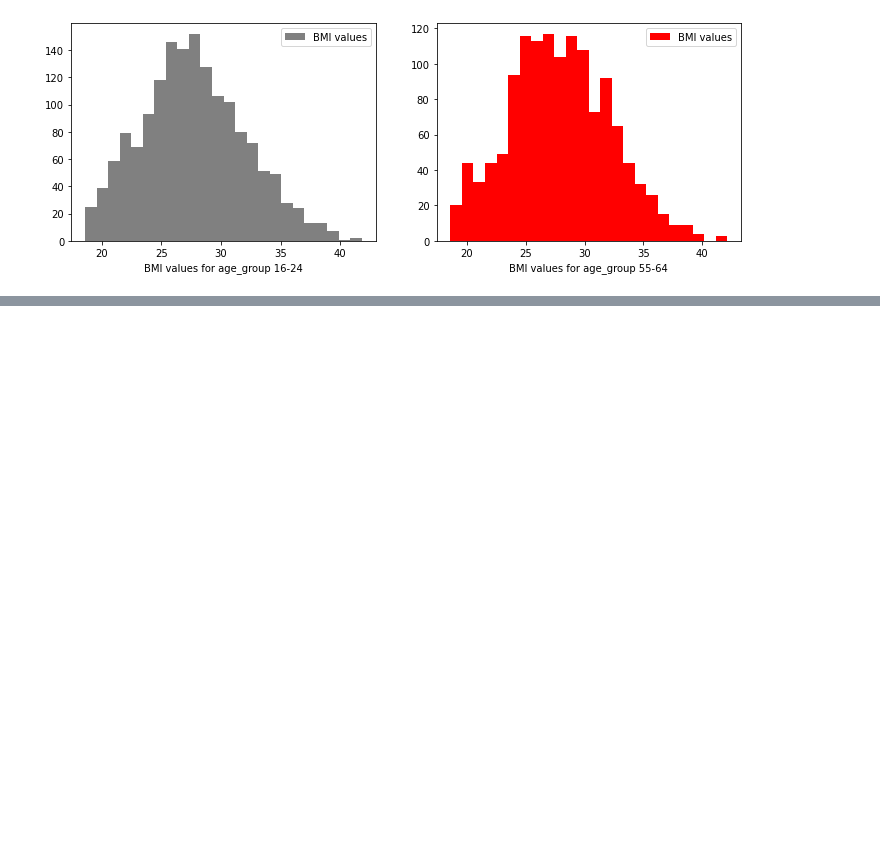
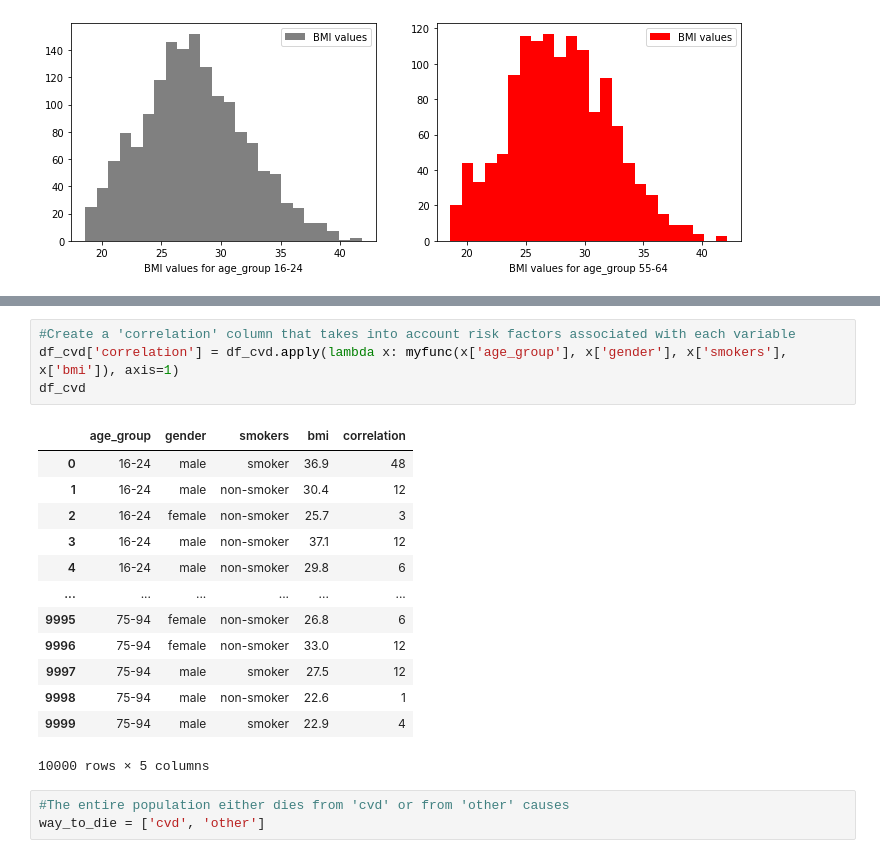
Before and after one commit to juliandunne1234/pada_project_g00267940, a Jupyter notebook: dataset_simulation_project.ipynb, the cells around one changed output, grey strips where cells are left out. Saved outputs shown, nothing was run; the diff lists cells and outputs as text; blank space fills up the shorter version.

Commit message:
Cause of death variable - entire dataset initial submit

```diff
--- a/dataset_simulation_project.ipynb
+++ b/dataset_simulation_project.ipynb
@@ -608,0 +708,21 @@ plt.show()
+# %%
+#Create a 'correlation' column that takes into account risk factors associated with each variable
+df_cvd['correlation'] = df_cvd.apply(lambda x: myfunc(x['age_group'], x['gender'], x['smokers'], x['bmi']), axis=1)
+df_cvd
+# %% [output]
+|  | age_group | gender | smokers | bmi | correlation |
+| 0 | 16-24 | male | smoker | 36.9 | 48 |
+| 1 | 16-24 | male | non-smoker | 30.4 | 12 |
+| 2 | 16-24 | female | non-smoker | 25.7 | 3 |
+| 3 | 16-24 | male | non-smoker | 37.1 | 12 |
+| 4 | 16-24 | male | non-smoker | 29.8 | 6 |
+| ... | ... | ... | ... | ... | ... |
+| 9995 | 75-94 | female | non-smoker | 26.8 | 6 |
+| 9996 | 75-94 | female | non-smoker | 33.0 | 12 |
+| 9997 | 75-94 | male | smoker | 27.5 | 12 |
+| 9998 | 75-94 | male | non-smoker | 22.6 | 1 |
+| 9999 | 75-94 | male | smoker | 22.9 | 4 |
+10000 rows × 5 columns
+# %%
+#The entire population either dies from 'cvd' or from 'other' causes
+way_to_die = ['cvd', 'other']
```
Also changed, not shown: parts of 20 cells of this notebook.
